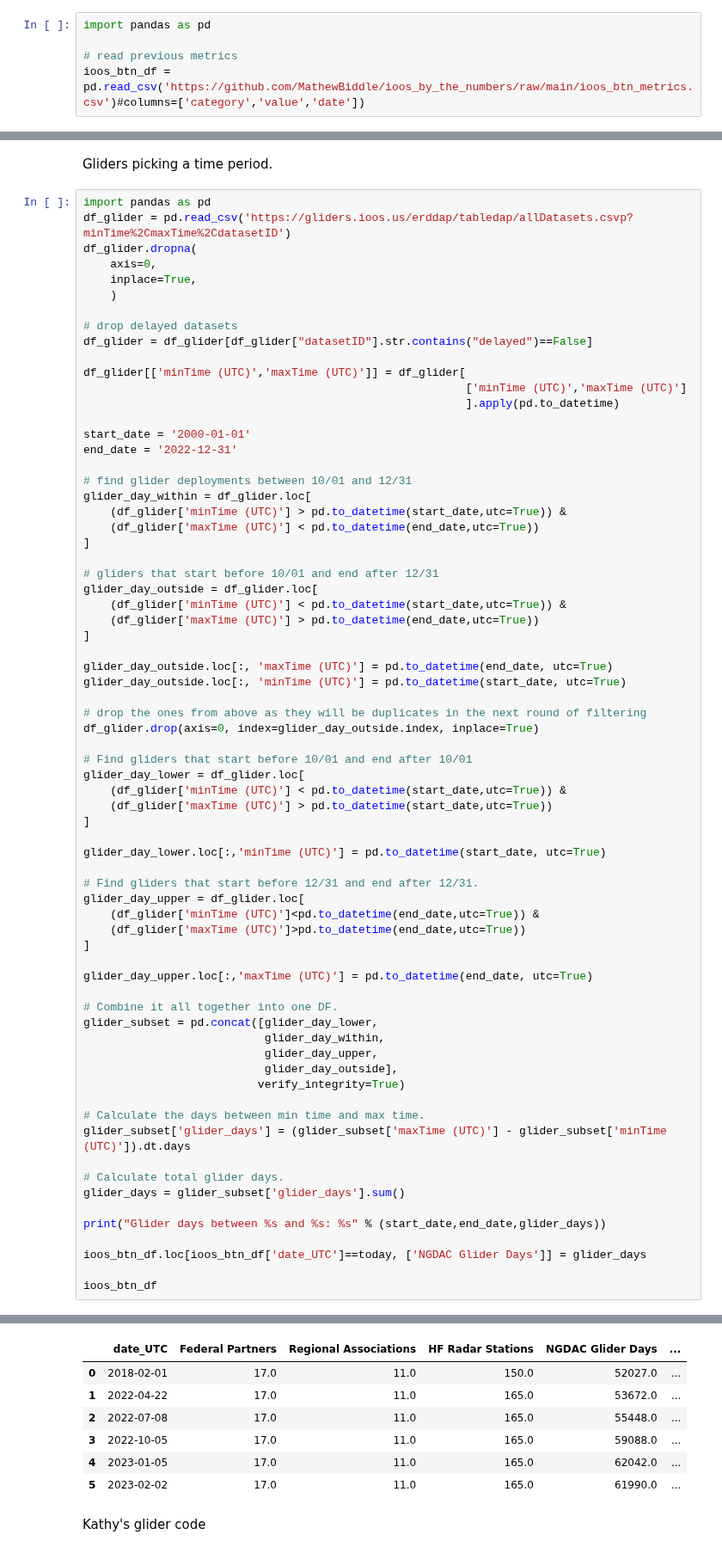
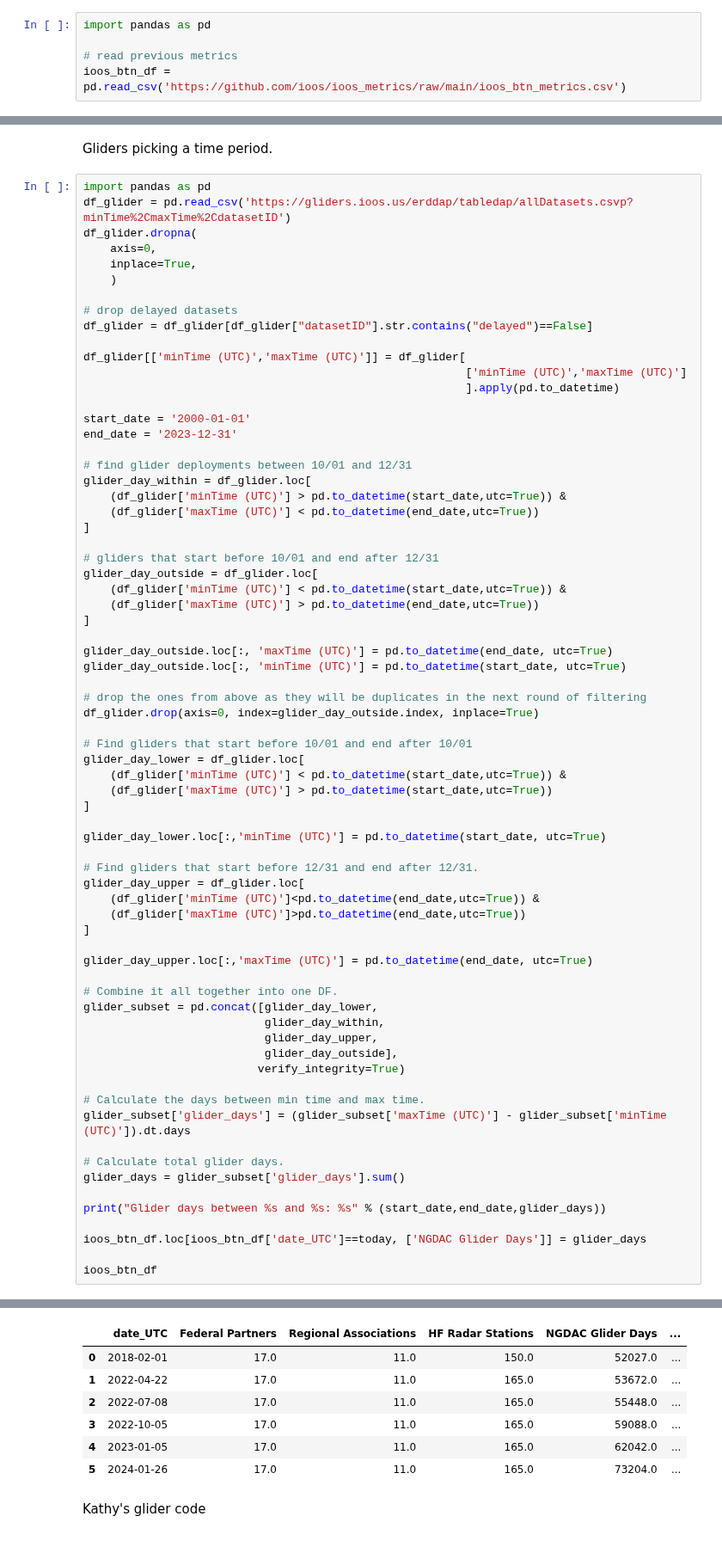
Before and after one commit to ioos/ioos_metrics, a Jupyter notebook: IOOS_BTN.ipynb, the cells around one changed output, grey strips where cells are left out. Shown at 86% size. Cells and saved outputs as stored; diff of their text form.

```diff
--- a/IOOS_BTN.ipynb
+++ b/IOOS_BTN.ipynb
@@ -10,7 +10,7 @@
 import pandas as pd
 
 # read previous metrics
-ioos_btn_df = pd.read_csv('https://github.com/MathewBiddle/ioos_by_the_numbers/raw/main/ioos_btn_metrics.csv')#columns=['category','value','date'])
+ioos_btn_df = pd.read_csv('https://github.com/ioos/ioos_metrics/raw/main/ioos_btn_metrics.csv')
 # %%
 import pandas as pd
 #today = pd.to_datetime
@@ -287,7 +287,7 @@ df_glider[['minTime (UTC)','maxTime (UTC)']] = df_glider[
                                                          ].apply(pd.to_datetime)
 
 start_date = '2000-01-01'
-end_date = '2022-12-31'
+end_date = '2023-12-31'
 
 # find glider deployments between 10/01 and 12/31
 glider_day_within = df_glider.loc[
@@ -351,10 +351,10 @@ See the caveats in the documentation: https://pandas.pydata.org/pandas-docs/stab
 |  | date_UTC | Federal Partners | Regional Associations | HF Radar Stations | NGDAC Glider Days | ... |
 | 0 | 2018-02-01 | 17.0 | 11.0 | 150.0 | 52027.0 | ... |
 | 1 | 2022-04-22 | 17.0 | 11.0 | 165.0 | 53672.0 | ... |
 | 2 | 2022-07-08 | 17.0 | 11.0 | 165.0 | 55448.0 | ... |
 | 3 | 2022-10-05 | 17.0 | 11.0 | 165.0 | 59088.0 | ... |
 | 4 | 2023-01-05 | 17.0 | 11.0 | 165.0 | 62042.0 | ... |
-| 5 | 2023-02-02 | 17.0 | 11.0 | 165.0 | 61990.0 | ... |
+| 5 | 2024-01-26 | 17.0 | 11.0 | 165.0 | 73204.0 | ... |
 # %% [markdown]
 Kathy's glider code
 # %%
```
Also changed, not shown: parts of 39 cells of this notebook.
